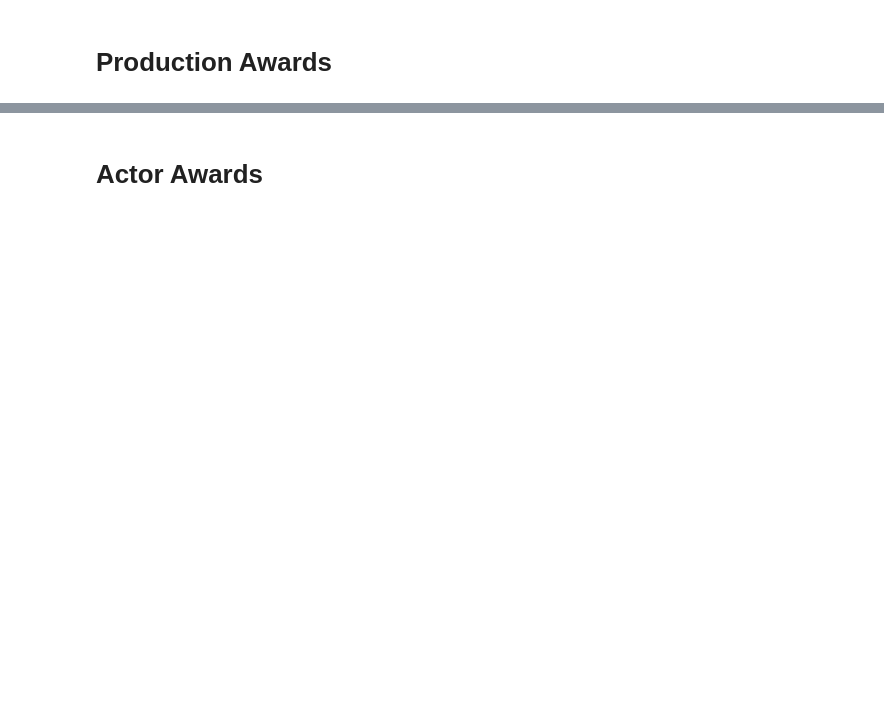
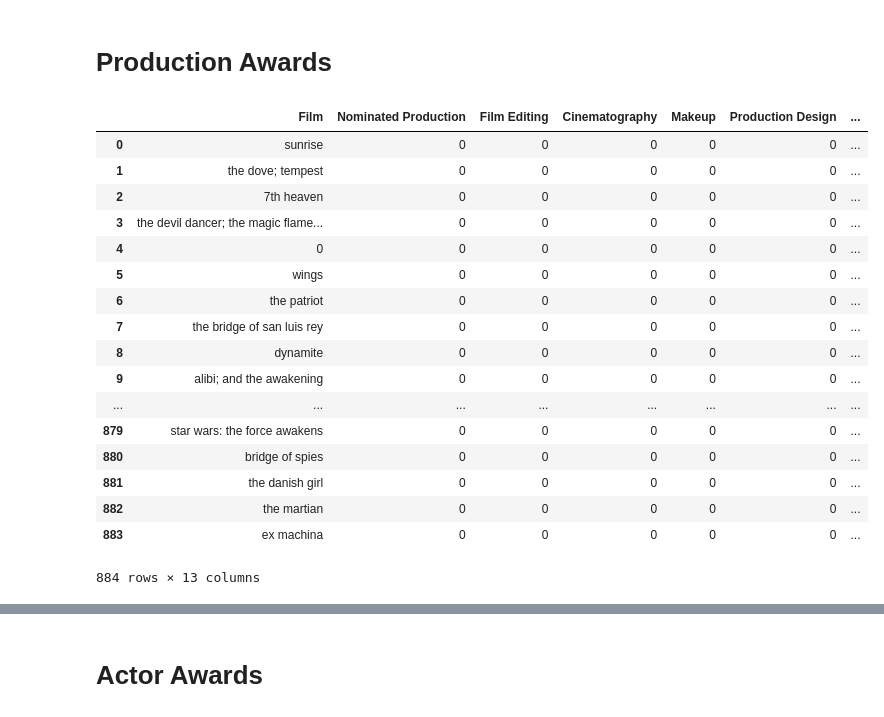
Before and after one commit to miguelgd54/Movies-Success-Data-Analysis, a Jupyter notebook: Final_Notebook.ipynb, the cells around one changed output, grey strips where cells are left out. Cells and saved outputs as stored; diff of their text form; code cells hidden in the pictures; blank space fills up the shorter version.

```diff
--- a/Final_Notebook.ipynb
+++ b/Final_Notebook.ipynb
@@ -195,7 +306,27 @@ prod_awards=pd.DataFrame(columns=['Film','Nominated Production',"Film Editing",
 # %%
 prod_awards['Film'] = awards_df['Film'].unique()
 # Initialize all fields to 0
 prod_awards=prod_awards.fillna(0)
+prod_awards
+# %% [output]
+|  | Film | Nominated Production | Film Editing | Cinematography | Makeup | Production Design | ... |
+| 0 | sunrise | 0 | 0 | 0 | 0 | 0 | ... |
+| 1 | the dove; tempest | 0 | 0 | 0 | 0 | 0 | ... |
+| 2 | 7th heaven | 0 | 0 | 0 | 0 | 0 | ... |
+| 3 | the devil dancer; the magic flame... | 0 | 0 | 0 | 0 | 0 | ... |
+| 4 | 0 | 0 | 0 | 0 | 0 | 0 | ... |
+| 5 | wings | 0 | 0 | 0 | 0 | 0 | ... |
+| 6 | the patriot | 0 | 0 | 0 | 0 | 0 | ... |
+| 7 | the bridge of san luis rey | 0 | 0 | 0 | 0 | 0 | ... |
+| 8 | dynamite | 0 | 0 | 0 | 0 | 0 | ... |
+| 9 | alibi; and the awakening | 0 | 0 | 0 | 0 | 0 | ... |
+| ... | ... | ... | ... | ... | ... | ... | ... |
+| 879 | star wars: the force awakens | 0 | 0 | 0 | 0 | 0 | ... |
+| 880 | bridge of spies | 0 | 0 | 0 | 0 | 0 | ... |
+| 881 | the danish girl | 0 | 0 | 0 | 0 | 0 | ... |
+| 882 | the martian | 0 | 0 | 0 | 0 | 0 | ... |
+| 883 | ex machina | 0 | 0 | 0 | 0 | 0 | ... |
+884 rows × 13 columns
 # %%
 # Removing specific movie names that put more than one movie in the same name
 prod_awards = prod_awards[prod_awards['Film']!="the devil dancer; the magic flame; sadie thompson"]
```
Also changed, not shown: parts of 16 cells of this notebook.
